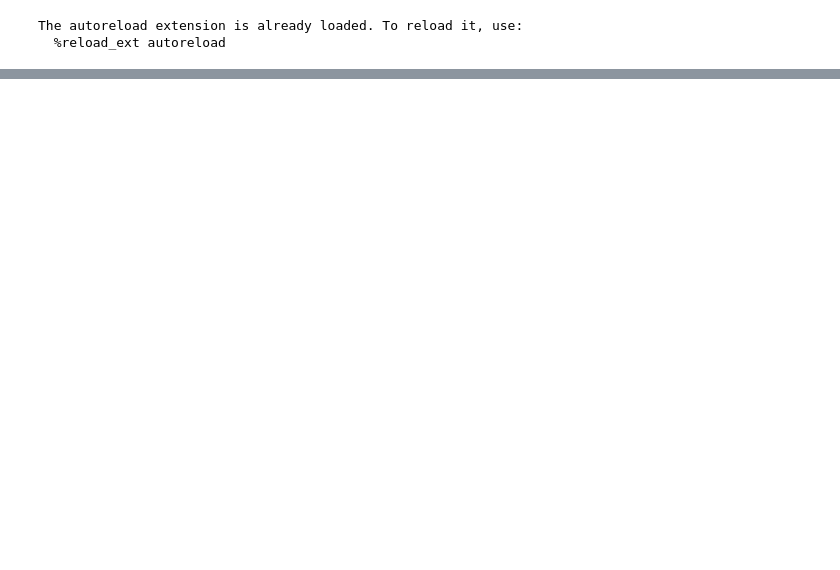
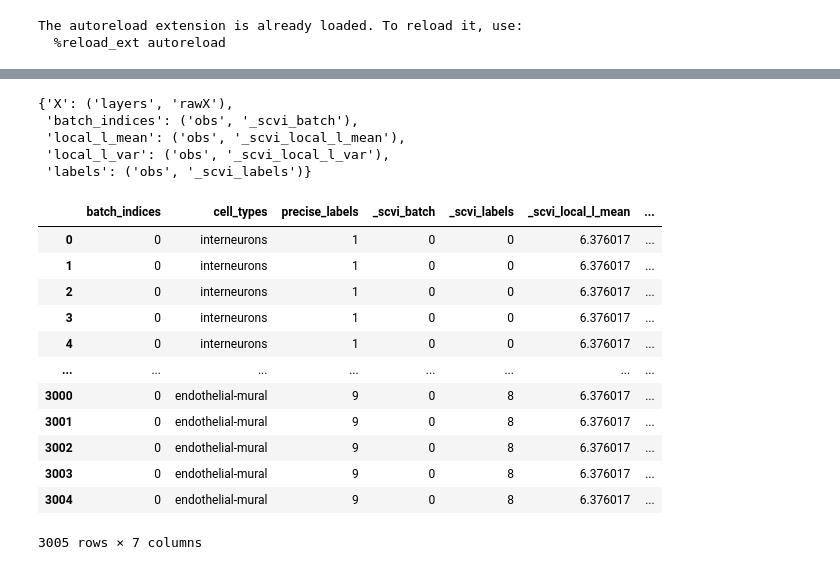
Before and after one commit to yynst2/scVI, a Jupyter notebook: galen/anndata_scvi.ipynb, the cells around one changed output, grey strips where cells are left out. Cells and saved outputs as stored; diff of their text form; code cells hidden in the pictures; blank space fills up the shorter version.

```diff
--- a/galen/anndata_scvi.ipynb
+++ b/galen/anndata_scvi.ipynb
@@ -66 +49,32 @@ bd = BioDataset(adata)
+# %%
+adata = gene_dataset.to_anndata()
+
+adata.layers['rawX'] = adata.X /10
+adata.X = adata.X/10
+
+setup_anndata(adata,batch_key=None, labels_key = 'precise_labels',X_layers_key = 'rawX' )
+# %%
+adata.uns['scvi_data_registry']
+# %% [output]
+{'X': ('layers', 'rawX'),
+ 'batch_indices': ('obs', '_scvi_batch'),
+ 'local_l_mean': ('obs', '_scvi_local_l_mean'),
+ 'local_l_var': ('obs', '_scvi_local_l_var'),
+ 'labels': ('obs', '_scvi_labels')}
+# %%
+adata.obs
+# %% [output]
+|  | batch_indices | cell_types | precise_labels | _scvi_batch | _scvi_labels | _scvi_local_l_mean | ... |
+| 0 | 0 | interneurons | 1 | 0 | 0 | 6.376017 | ... |
+| 1 | 0 | interneurons | 1 | 0 | 0 | 6.376017 | ... |
+| 2 | 0 | interneurons | 1 | 0 | 0 | 6.376017 | ... |
+| 3 | 0 | interneurons | 1 | 0 | 0 | 6.376017 | ... |
+| 4 | 0 | interneurons | 1 | 0 | 0 | 6.376017 | ... |
+| ... | ... | ... | ... | ... | ... | ... | ... |
+| 3000 | 0 | endothelial-mural | 9 | 0 | 8 | 6.376017 | ... |
+| 3001 | 0 | endothelial-mural | 9 | 0 | 8 | 6.376017 | ... |
+| 3002 | 0 | endothelial-mural | 9 | 0 | 8 | 6.376017 | ... |
+| 3003 | 0 | endothelial-mural | 9 | 0 | 8 | 6.376017 | ... |
+| 3004 | 0 | endothelial-mural | 9 | 0 | 8 | 6.376017 | ... |
+3005 rows × 7 columns
 # %%
```
Also changed, not shown: parts of 25 cells of this notebook, 12 other files.
